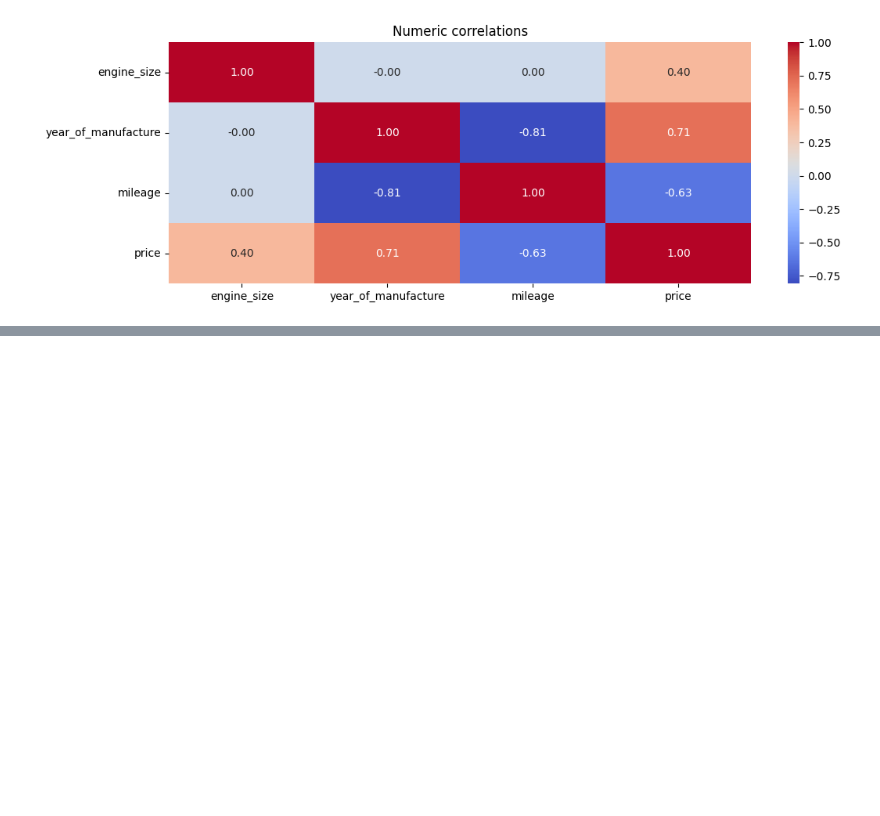
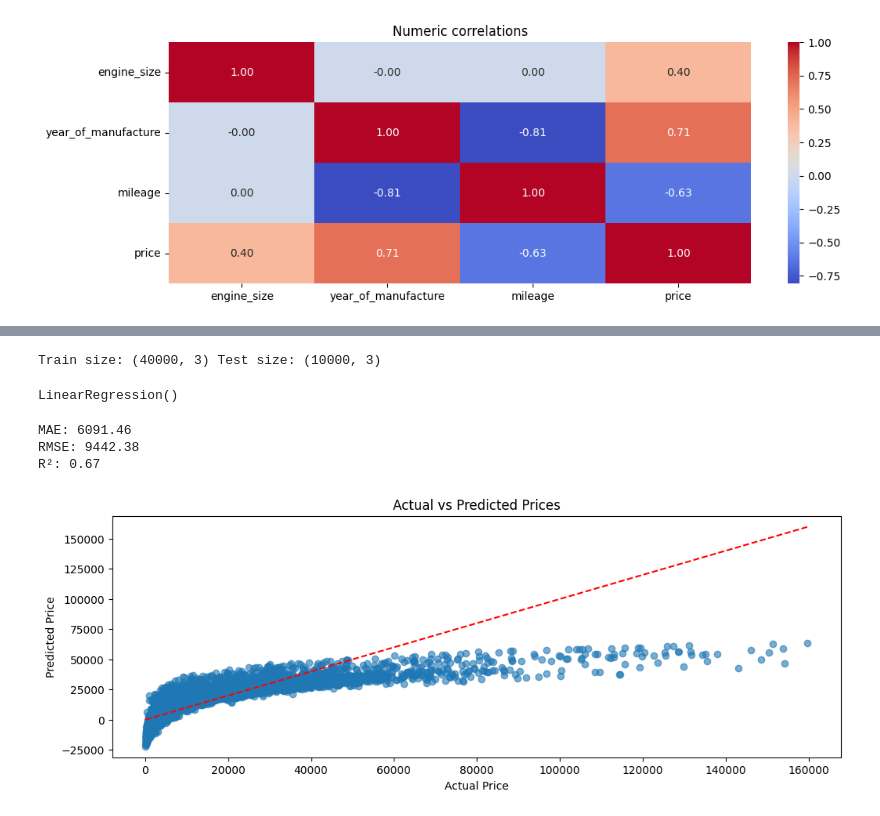
Before and after one commit to Ranzim/car-price-prediction-regression, a Jupyter notebook: car_price_prediction.ipynb, the cells around one changed output, grey strips where cells are left out. Cells and saved outputs as stored; diff of their text form; code cells hidden in the pictures; blank space fills up the shorter version.

Commit message:
simple model training of car price prediction on the basis of other  features

```diff
--- a/car_price_prediction.ipynb
+++ b/car_price_prediction.ipynb
@@ -94,0 +107,3 @@ plt.show()
+# %%
+X = df[['engine_size', 'mileage', 'year_of_manufacture']]  # features
+y = df['price']  # target
@@ -94,0 +112,5 @@ plt.show()
+# %%
+X_train, X_test, y_train, y_test = train_test_split(X, y, test_size=0.2, random_state=42)
+print("Train size:", X_train.shape, "Test size:", X_test.shape)
+# %% [output]
+Train size: (40000, 3) Test size: (10000, 3)
@@ -94,0 +119,5 @@ plt.show()
+# %%
+model = LinearRegression()
+model.fit(X_train, y_train)
+# %% [output]
+LinearRegression()
@@ -94,0 +126,2 @@ plt.show()
+# %%
+y_pred = model.predict(X_test)
@@ -94,0 +130,15 @@ plt.show()
+# %%
+import numpy as np
+from sklearn.metrics import mean_absolute_error, mean_squared_error, r2_score
+
+mae = mean_absolute_error(y_test, y_pred)
+rmse = np.sqrt(mean_squared_error(y_test, y_pred))  # works on all versions
+r2 = r2_score(y_test, y_pred)
+
+print(f"MAE: {mae:.2f}")
+print(f"RMSE: {rmse:.2f}")
+print(f"R²: {r2:.2f}")
+# %% [output]
+MAE: 6091.46
+RMSE: 9442.38
+R²: 0.67
@@ -94,0 +148,10 @@ plt.show()
+# %%
+plt.figure(figsize=(12,4))
+plt.scatter(y_test, y_pred, alpha=0.6)
+plt.plot([0, max(y_test)], [0, max(y_test)], 'r--')
+plt.xlabel("Actual Price")
+plt.ylabel("Predicted Price")
+plt.title("Actual vs Predicted Prices")
+plt.show()
+# %% [output]
+[figure, added]
```
Also changed, not shown: parts of 11 cells of this notebook.
